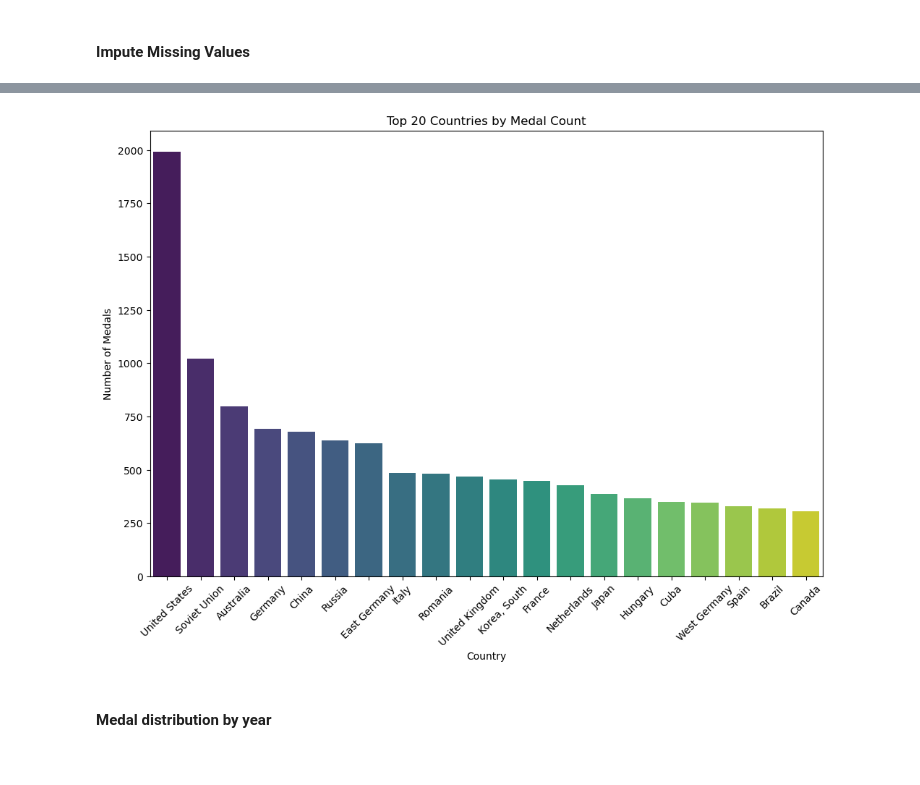
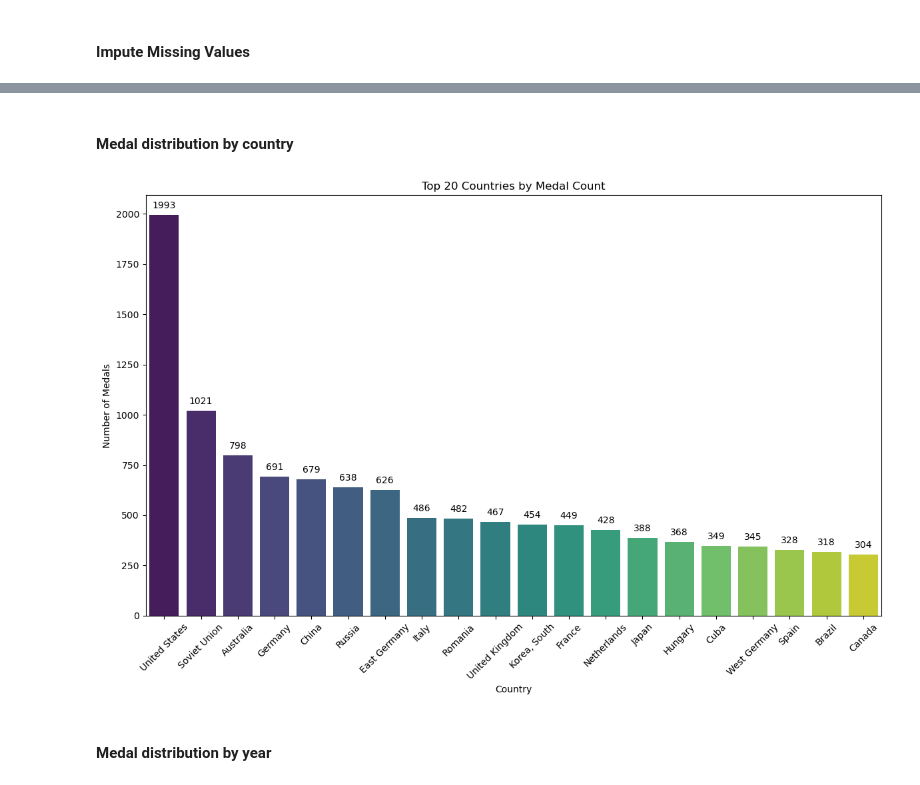
Before and after one commit to hpourmand/Olympic-Performance-Analysis-by-Country, a Jupyter notebook: EDA.Olympics.ipynb, the cells around one changed output, grey strips where cells are left out. Saved outputs shown, nothing was run; the diff lists cells and outputs as text; code cells hidden in the pictures.

```diff
--- a/EDA.Olympics.ipynb
+++ b/EDA.Olympics.ipynb
@@ -113,14 +136,38 @@ dtype: int64
-# %%
-plt.figure(figsize = (12, 8))
-medal_count = df['Country'].value_counts().head(20)
-sns.barplot(x = medal_count.index, y = medal_count.values, palette = 'viridis')
-plt.title('Top 20 Countries by Medal Count')
-plt.xlabel('Country')
-plt.ylabel('Number of Medals')
-plt.xticks(rotation = 45)
-plt.show()
-# %% [output]
-[figure, removed]
+# %% [markdown]
+#### Medal distribution by country
+# %%
+plt.figure(figsize = (12, 8))
+
+# Calculate the top 20 countries by medal count
+medal_count = df['Country'].value_counts().head(20)
+
+# Create the bar plot and capture the Axes object
+ax = sns.barplot(x = medal_count.index, y = medal_count.values, palette = 'viridis')
+
+# The title and labels
+plt.title('Top 20 Countries by Medal Count')
+plt.xlabel('Country')
+plt.ylabel('Number of Medals')
+
+# Rotate x-axis labels for better readability
+plt.xticks(rotation=45)
+
+# Annotate each bar with its corresponding value
+for p in ax.patches:
+    # Get the height of the bar
+    height = p.get_height()
+    # Place the text annotation slightly above the top of the bar
+    ax.annotate(f'{int(height)}',
+                xy=(p.get_x() + p.get_width() / 2, height),
+                xytext=(0, 5),  # 5 points vertical offset
+                textcoords="offset points",
+                ha='center', va='bottom')
+
+# Display the plot
+plt.tight_layout()
+plt.show()
+# %% [output]
+[figure, added]
 # %% [markdown]
 #### Medal distribution by year
 # %%
```
Also changed, not shown: parts of 15 cells of this notebook.
